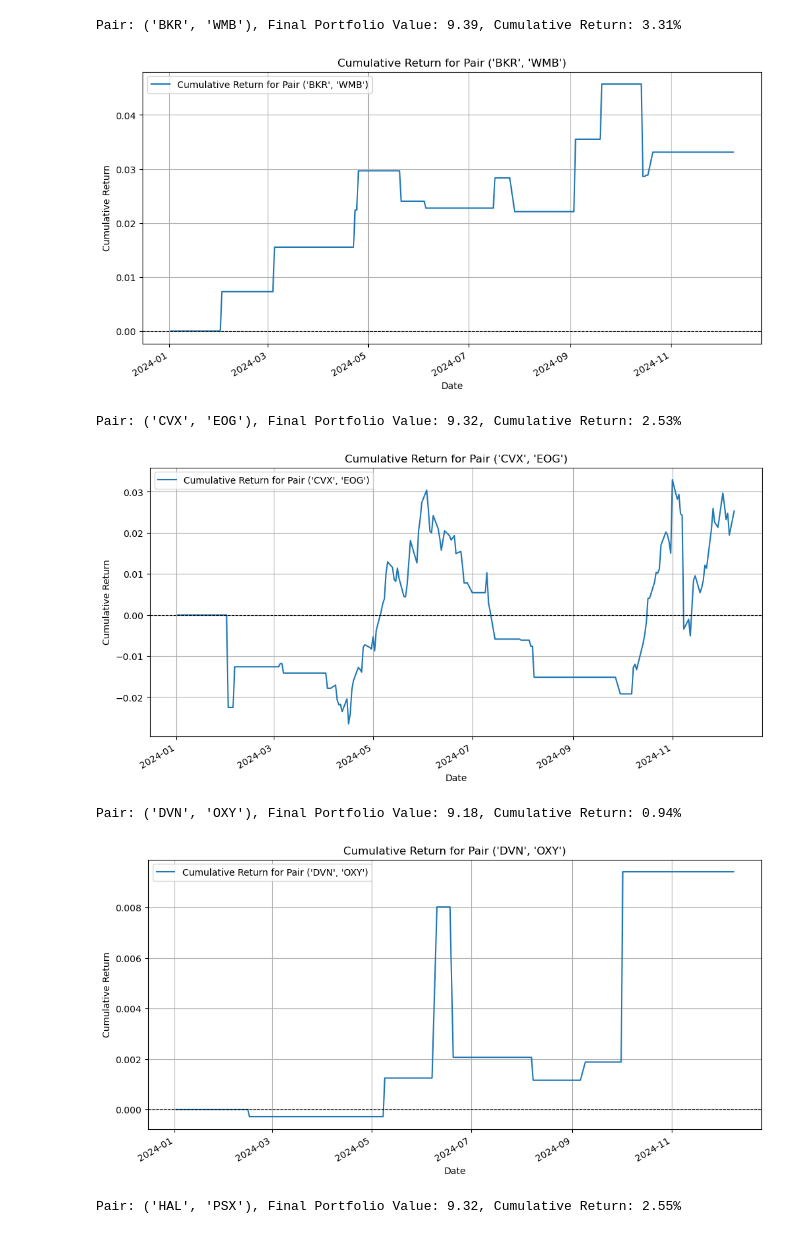
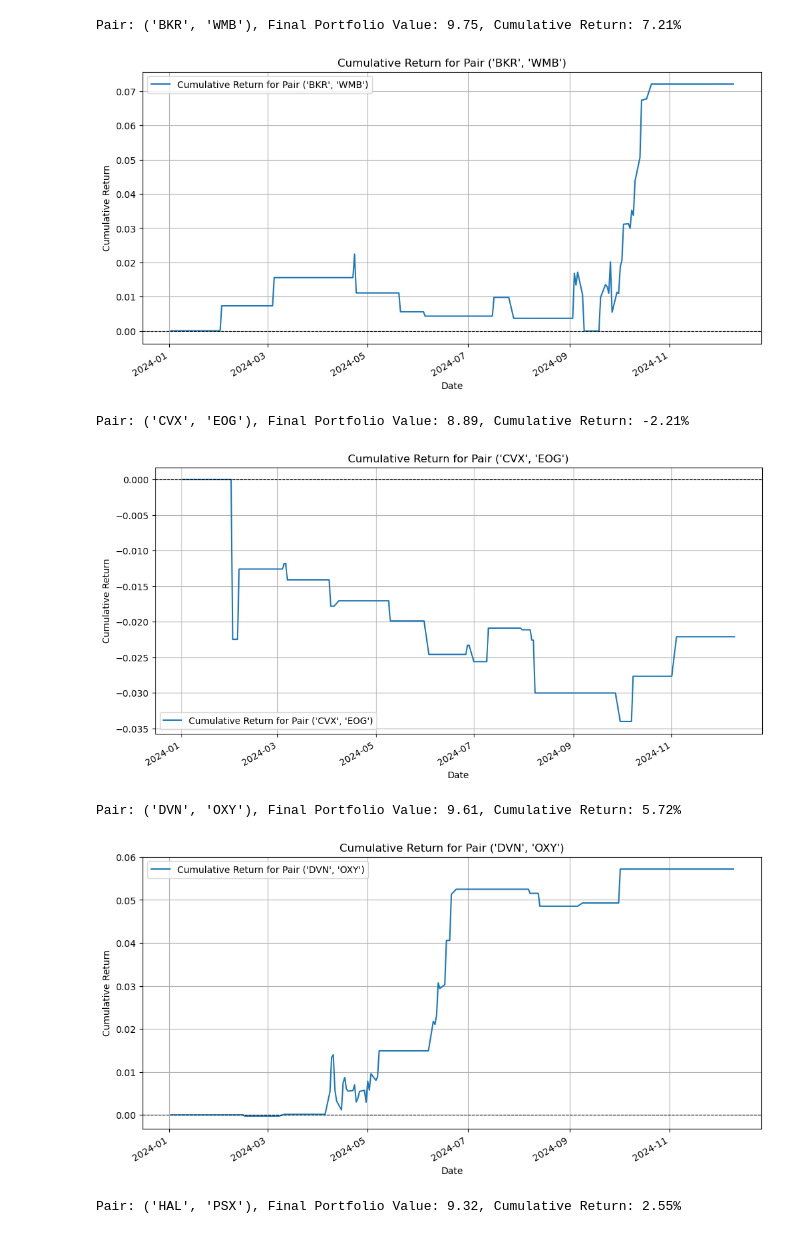
Before and after one commit to nicklewis-16/applied_algo_final, a Jupyter notebook: final_project_riccardo.ipynb, the cells around one changed output. Saved outputs shown, nothing was run; the diff lists cells and outputs as text; code cells hidden in the pictures.

```diff
--- a/final_project_riccardo.ipynb
+++ b/final_project_riccardo.ipynb
@@ -8,7 +129,7 @@ import matplotlib.pyplot as plt
 from itertools import combinations, product
 
 # Function to get highly correlated pairs
-def get_highly_correlated_pairs(corr_matrix, threshold=0.9):
+def get_highly_correlated_pairs(corr_matrix, threshold=0.85):
     correlated_pairs = []
     tickers = corr_matrix.columns
     for i in range(len(tickers)):
@@ -49,7 +170,7 @@ def find_stationary_spreads(data, pairs, significance_level=0.1):
     print(f"Pairs: {stationary_pairs}")
     return stationary_pairs, pvalues
 
-def simulate_pair_strategy_fixed_exit(data, pair, entry_level, take_profit, stop_loss, initial_cash):
+def simulate_pair_strategy(data, pair, entry_level, take_profit, stop_loss, initial_cash):
     s1, s2 = pair
     spread = data[s1] - data[s2]
     rolling_mean = spread.rolling(window=21).mean()
@@ -265,9 +386,9 @@ Pair: ('APA', 'PSX'), Final Portfolio Value: 8.86, Cumulative Return: -2.49%
-Pair: ('BKR', 'WMB'), Final Portfolio Value: 9.39, Cumulative Return: 3.31%
+Pair: ('BKR', 'WMB'), Final Portfolio Value: 9.75, Cumulative Return: 7.21%
-[figure, old version]
+[figure, new version]
-Pair: ('CVX', 'EOG'), Final Portfolio Value: 9.32, Cumulative Return: 2.53%
+Pair: ('CVX', 'EOG'), Final Portfolio Value: 8.89, Cumulative Return: -2.21%
-[figure, old version]
+[figure, new version]
-Pair: ('DVN', 'OXY'), Final Portfolio Value: 9.18, Cumulative Return: 0.94%
+Pair: ('DVN', 'OXY'), Final Portfolio Value: 9.61, Cumulative Return: 5.72%
-[figure, old version]
+[figure, new version]
 Pair: ('HAL', 'PSX'), Final Portfolio Value: 9.32, Cumulative Return: 2.55%
 ... (14 outputs left out)
 # %%
```
Also changed, not shown: parts of 3 cells of this notebook.
